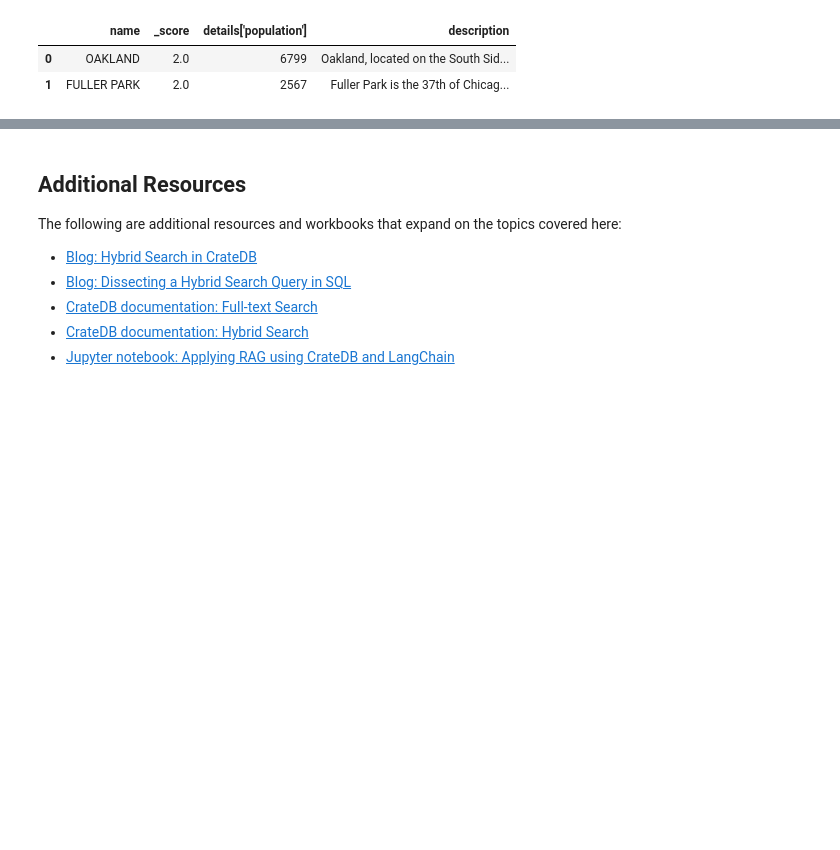
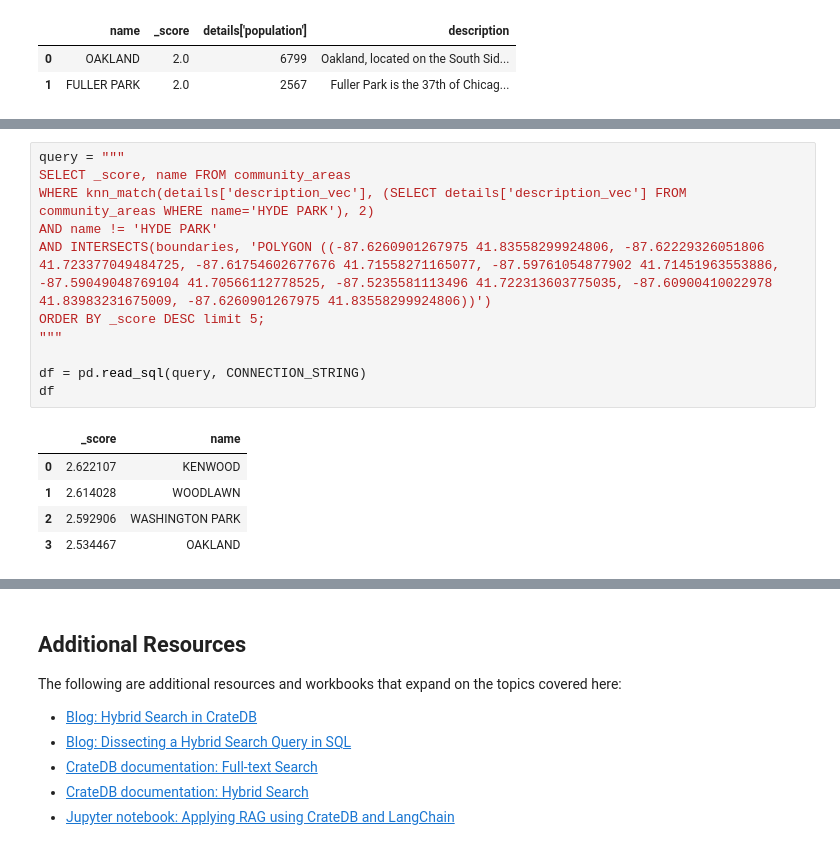
Before and after one commit to crate/academy-fundamentals-course, a Jupyter notebook: notebooks/search/full_text_and_vector_search.ipynb, the cells around one changed output, grey strips where cells are left out. Cells and saved outputs as stored; diff of their text form; blank space fills up the shorter version.

```diff
--- a/notebooks/search/full_text_and_vector_search.ipynb
+++ b/notebooks/search/full_text_and_vector_search.ipynb
@@ -292,0 +371,17 @@ df
+# %%
+query = """
+SELECT _score, name FROM community_areas
+WHERE knn_match(details['description_vec'], (SELECT details['description_vec'] FROM community_areas WHERE name='HYDE PARK'), 2)
+AND name != 'HYDE PARK'
+AND INTERSECTS(boundaries, 'POLYGON ((-87.6260901267975 41.83558299924806, -87.62229326051806 41.723377049484725, -87.61754602677676 41.71558271165077, -87.59761054877902 41.71451963553886, -87.59049048769104 41.70566112778525, -87.5235581113496 41.722313603775035, -87.60900410022978 41.83983231675009, -87.6260901267975 41.83558299924806))')
+ORDER BY _score DESC limit 5;
+"""
+
+df = pd.read_sql(query, CONNECTION_STRING)
+df
+# %% [output]
+|  | _score | name |
+| 0 | 2.622107 | KENWOOD |
+| 1 | 2.614028 | WOODLAWN |
+| 2 | 2.592906 | WASHINGTON PARK |
+| 3 | 2.534467 | OAKLAND |
```
Also changed, not shown: parts of 10 cells of this notebook, 1 other file.
